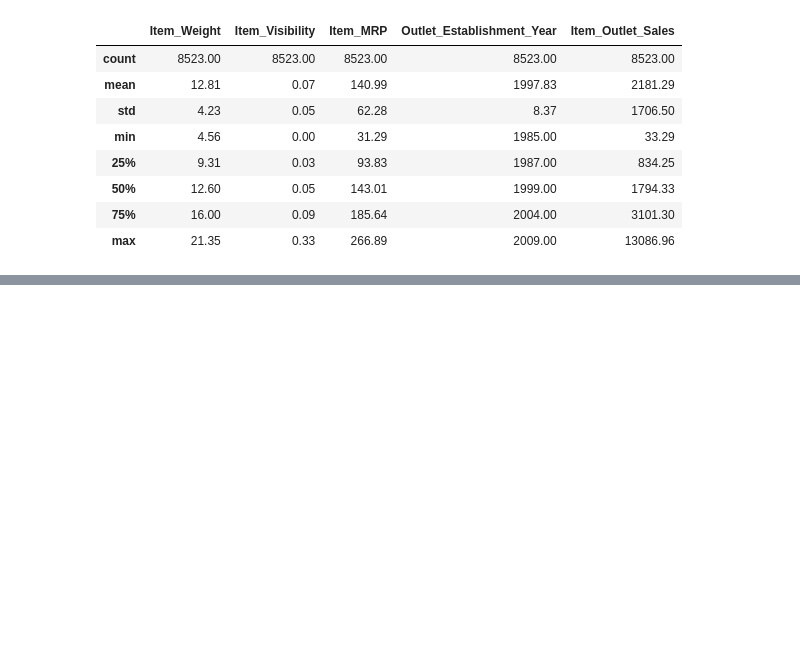
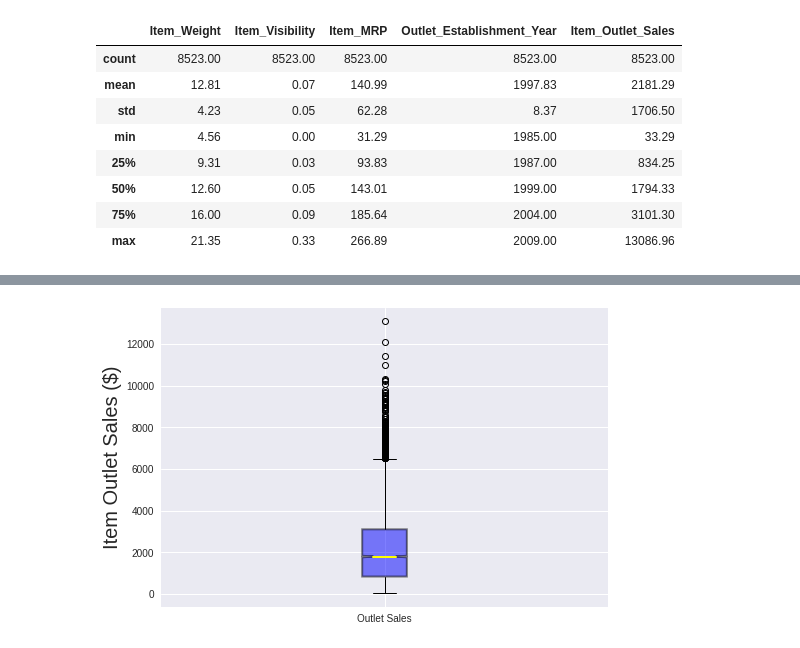
Before and after one commit to andrea0026/Prediccion-de-ventas, a Jupyter notebook: sales_prediction_pry1.ipynb, the cells around one changed output, grey strips where cells are left out. Cells and saved outputs as stored; diff of their text form; code cells hidden in the pictures; blank space fills up the shorter version.

```diff
--- a/sales_prediction_pry1.ipynb
+++ b/sales_prediction_pry1.ipynb
@@ -145,0 +199,18 @@ df.describe().round(2)
+# %%
+# Boxplot para ver resúmenes estadísticos de diversas características en el conjunto de datos.
+
+ventas = df['Item_Outlet_Sales']
+plt.boxplot([ventas],
+                        notch=True,
+                        labels=['Outlet Sales'],
+                        patch_artist=True,
+                        widths=.1,
+                        medianprops= dict(linestyle='-', linewidth=2, color='Yellow'),
+                        boxprops = dict(linestyle='--', linewidth=2, color='Black', facecolor = 'blue', alpha = .5));
+
+plt.ylabel('Item Outlet Sales ($)', fontsize = 20);
+
+#Se presenta un número importante de valores atípicos por encima de 6000.
+# La mayor concentración de datos sobre el valor de las ventas se encuentra entre 1000 y 3500 aprox.
+# %% [output]
+[figure, added]
```
Also changed, not shown: parts of 9 cells of this notebook.
